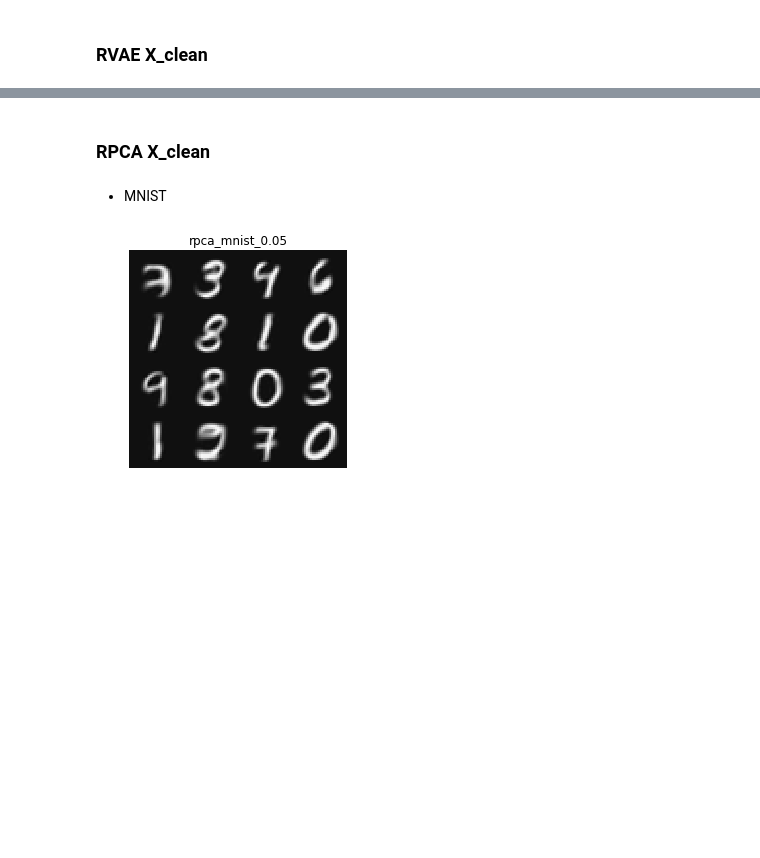
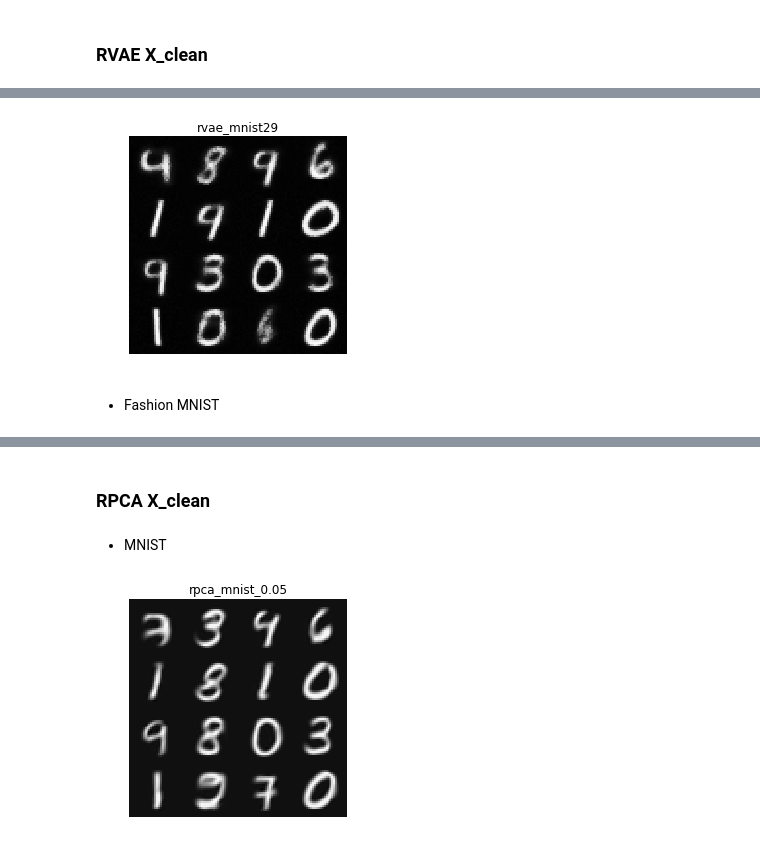
Before and after one commit to huiminren/RobustVAE, a Jupyter notebook: results_plots/Denoising.ipynb, the cells around one changed output, grey strips where cells are left out. Drawn from its saved outputs; the diff is of its cells as text; code cells hidden in the pictures; blank space fills up the shorter version.

```diff
--- a/results_plots/Denoising.ipynb
+++ b/results_plots/Denoising.ipynb
@@ -9,0 +33,6 @@ from tensorflow.examples.tutorials.mnist import input_data
+# %%
+plot(rvae_mnist29,"rvae_mnist29")
+# %% [output]
+[figure, added]
+# %% [markdown]
+* Fashion MNIST
```
Also changed, not shown: parts of 11 cells of this notebook.
